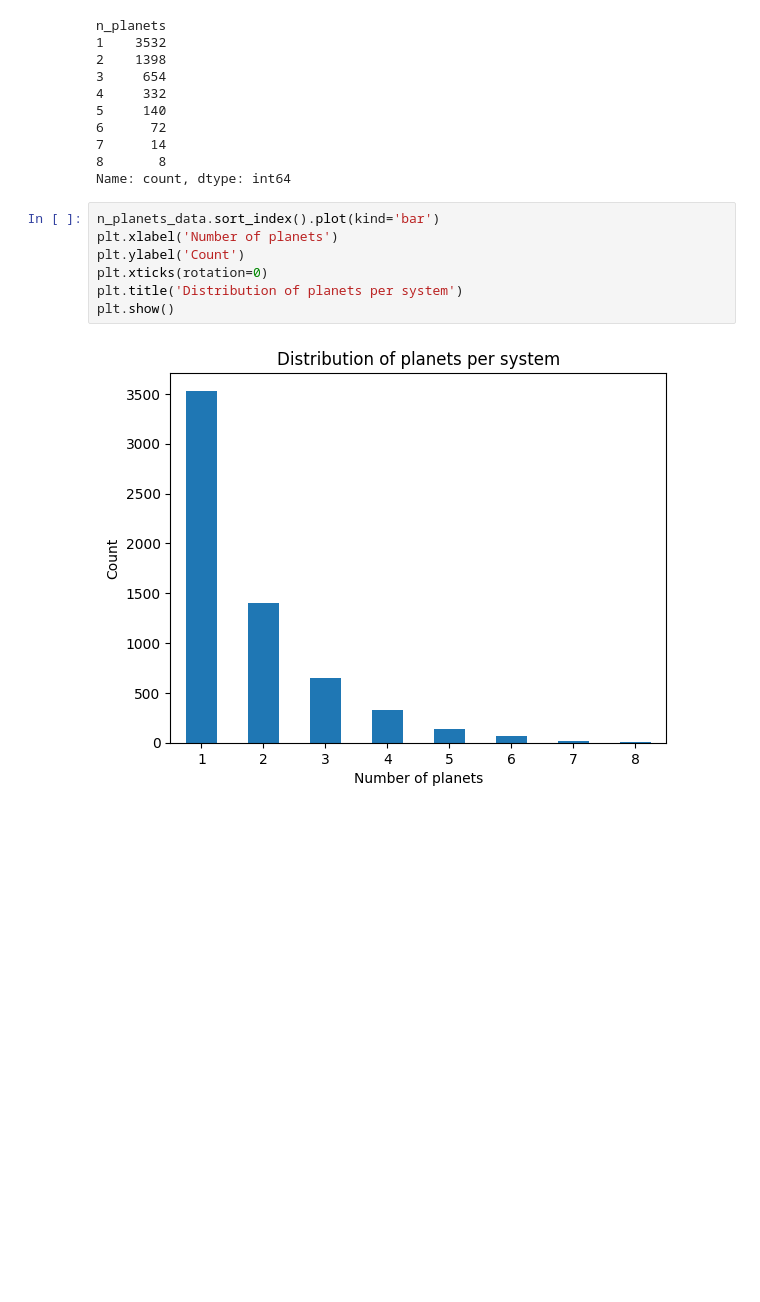
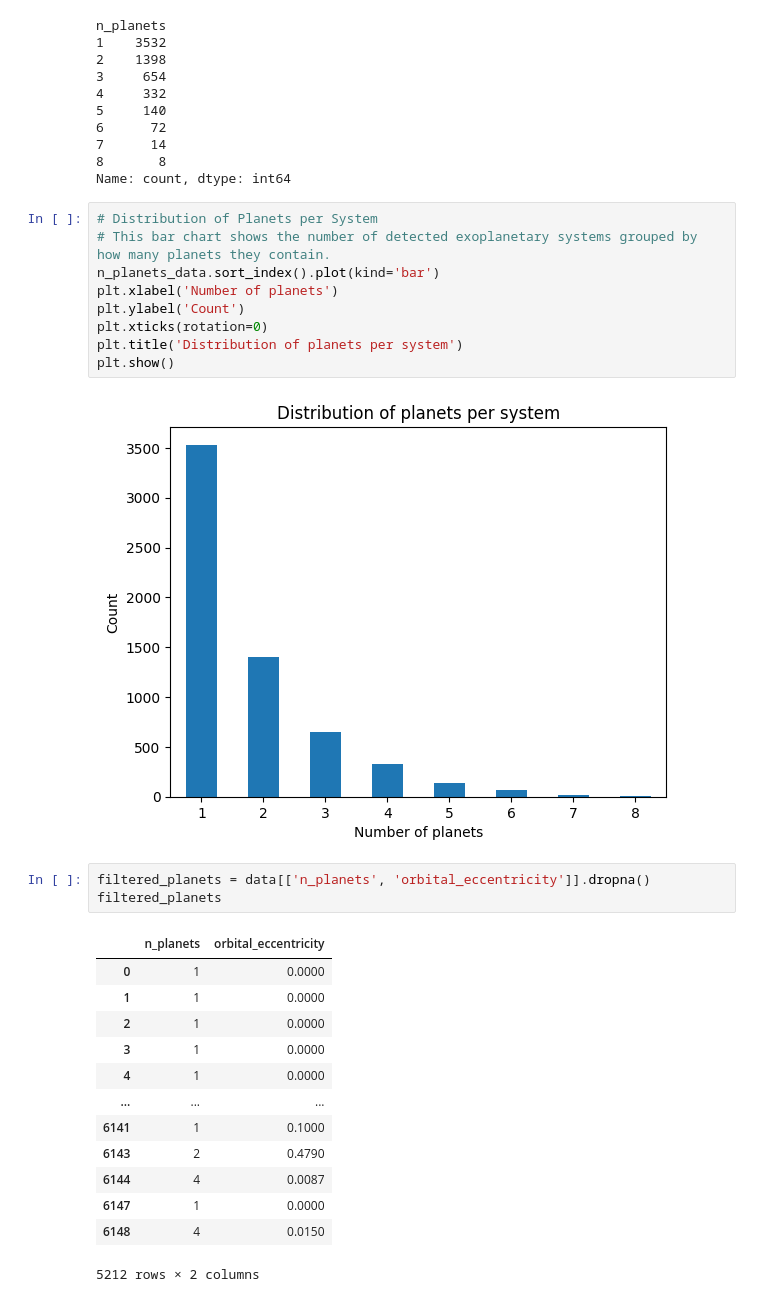
Before and after one commit to plamensve/DS_2026_FP, a Jupyter notebook: notebooks/06_number_of_planets_in_system.ipynb, the cells around one changed output. Drawn from its saved outputs; the diff is of its cells as text; blank space fills up the shorter version.

```diff
--- a/notebooks/06_number_of_planets_in_system.ipynb
+++ b/notebooks/06_number_of_planets_in_system.ipynb
@@ -52,6 +53,8 @@ n_planets
 8       8
 Name: count, dtype: int64
 # %%
+# Distribution of Planets per System
+# This bar chart shows the number of detected exoplanetary systems grouped by how many planets they contain.
 n_planets_data.sort_index().plot(kind='bar')
 plt.xlabel('Number of planets')
 plt.ylabel('Count')
@@ -60,3 +63,20 @@ plt.title('Distribution of planets per system')
 plt.show()
 # %% [output]
 [figure]
+# %%
+filtered_planets = data[['n_planets', 'orbital_eccentricity']].dropna()
+filtered_planets
+# %% [output]
+|  | n_planets | orbital_eccentricity |
+| 0 | 1 | 0.0000 |
+| 1 | 1 | 0.0000 |
+| 2 | 1 | 0.0000 |
+| 3 | 1 | 0.0000 |
+| 4 | 1 | 0.0000 |
+| ... | ... | ... |
+| 6141 | 1 | 0.1000 |
+| 6143 | 2 | 0.4790 |
+| 6144 | 4 | 0.0087 |
+| 6147 | 1 | 0.0000 |
+| 6148 | 4 | 0.0150 |
+5212 rows × 2 columns
```
Also changed, not shown: parts of 8 cells of this notebook, 4 other files.
